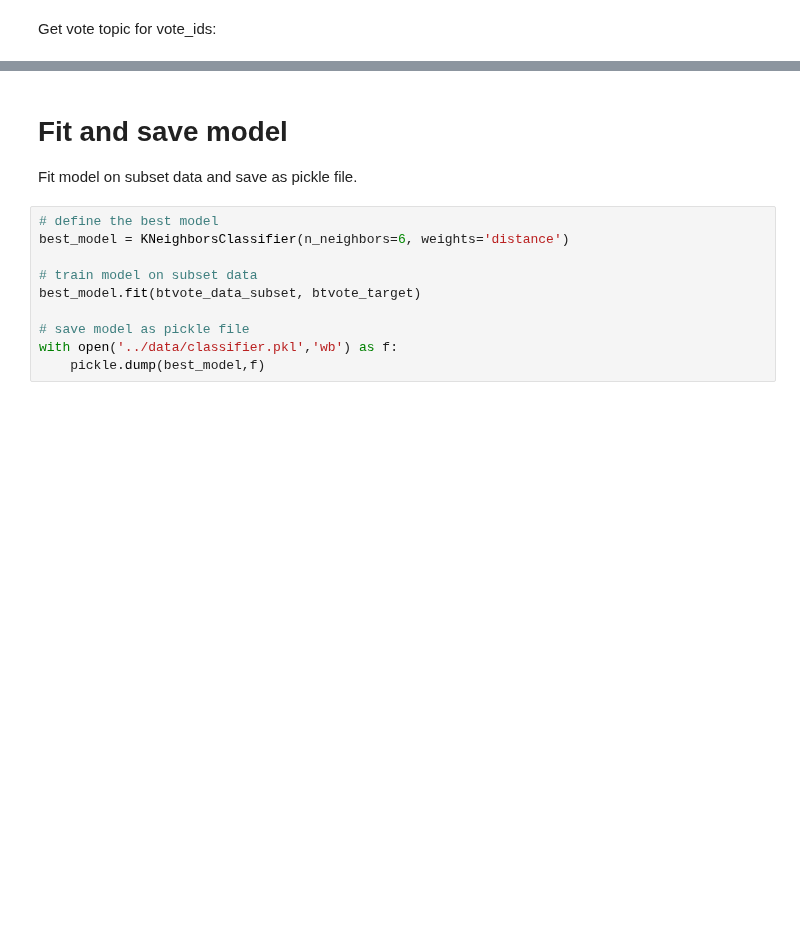
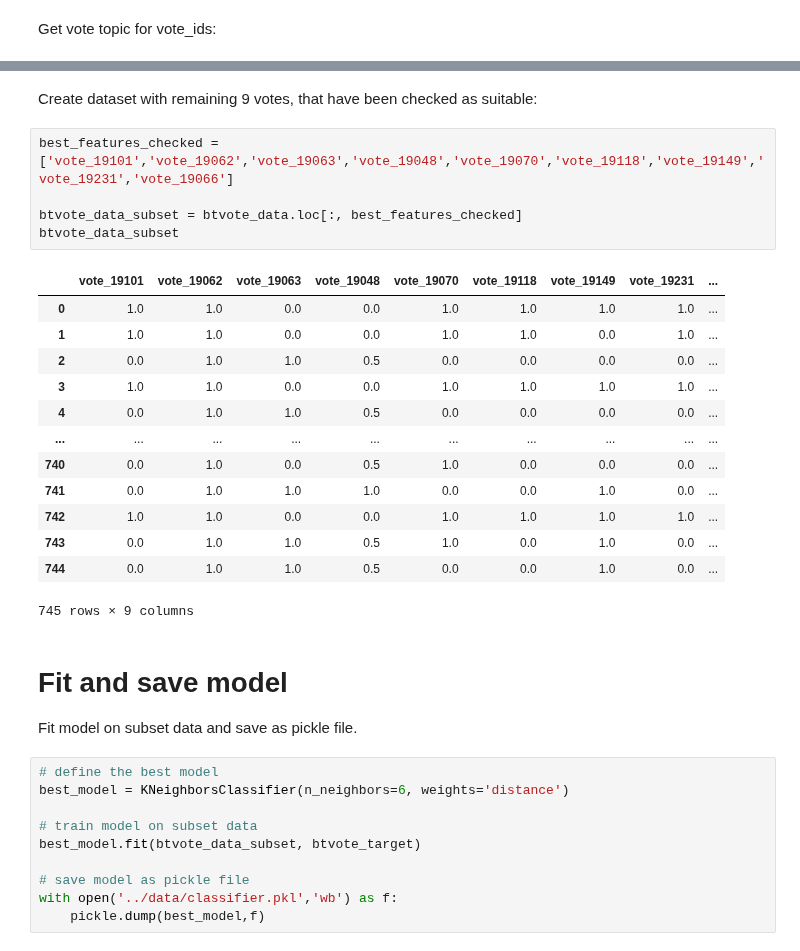
Before and after one commit to mograev/btvote, a Jupyter notebook: notebooks/5-feature-selection.ipynb, the cells around one changed output, grey strips where cells are left out. Saved outputs shown, nothing was run; the diff lists cells and outputs as text; blank space fills up the shorter version.

```diff
--- a/notebooks/5-feature-selection.ipynb
+++ b/notebooks/5-feature-selection.ipynb
@@ -303,3 +302,24 @@ display(vote_char[vote_char['vote_id'].isin(best_features_formatted)][['vote_id'
+# %% [markdown]
+Create dataset with remaining 9 votes, that have been checked as suitable:
+# %%
+best_features_checked = ['vote_19101','vote_19062','vote_19063','vote_19048','vote_19070','vote_19118','vote_19149','vote_19231','vote_19066']
+
+btvote_data_subset = btvote_data.loc[:, best_features_checked]
+btvote_data_subset
+# %% [output]
+|  | vote_19101 | vote_19062 | vote_19063 | vote_19048 | vote_19070 | vote_19118 | vote_19149 | vote_19231 | ... |
+| 0 | 1.0 | 1.0 | 0.0 | 0.0 | 1.0 | 1.0 | 1.0 | 1.0 | ... |
+| 1 | 1.0 | 1.0 | 0.0 | 0.0 | 1.0 | 1.0 | 0.0 | 1.0 | ... |
+| 2 | 0.0 | 1.0 | 1.0 | 0.5 | 0.0 | 0.0 | 0.0 | 0.0 | ... |
+| 3 | 1.0 | 1.0 | 0.0 | 0.0 | 1.0 | 1.0 | 1.0 | 1.0 | ... |
+| 4 | 0.0 | 1.0 | 1.0 | 0.5 | 0.0 | 0.0 | 0.0 | 0.0 | ... |
+| ... | ... | ... | ... | ... | ... | ... | ... | ... | ... |
+| 740 | 0.0 | 1.0 | 0.0 | 0.5 | 1.0 | 0.0 | 0.0 | 0.0 | ... |
+| 741 | 0.0 | 1.0 | 1.0 | 1.0 | 0.0 | 0.0 | 1.0 | 0.0 | ... |
+| 742 | 1.0 | 1.0 | 0.0 | 0.0 | 1.0 | 1.0 | 1.0 | 1.0 | ... |
+| 743 | 0.0 | 1.0 | 1.0 | 0.5 | 1.0 | 0.0 | 1.0 | 0.0 | ... |
+| 744 | 0.0 | 1.0 | 1.0 | 0.5 | 0.0 | 0.0 | 1.0 | 0.0 | ... |
+745 rows × 9 columns
 # %% [markdown]
 # Fit and save model
 
```
Also changed, not shown: parts of 7 cells of this notebook, 1 other file.
